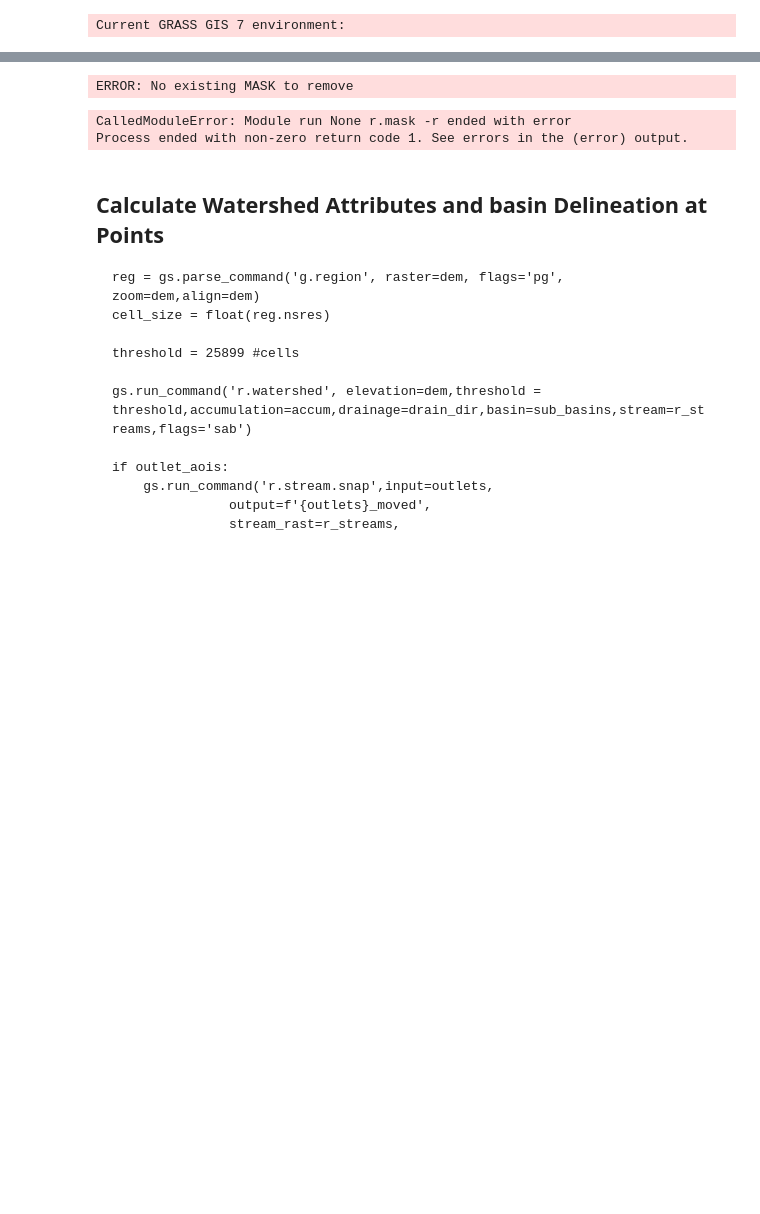
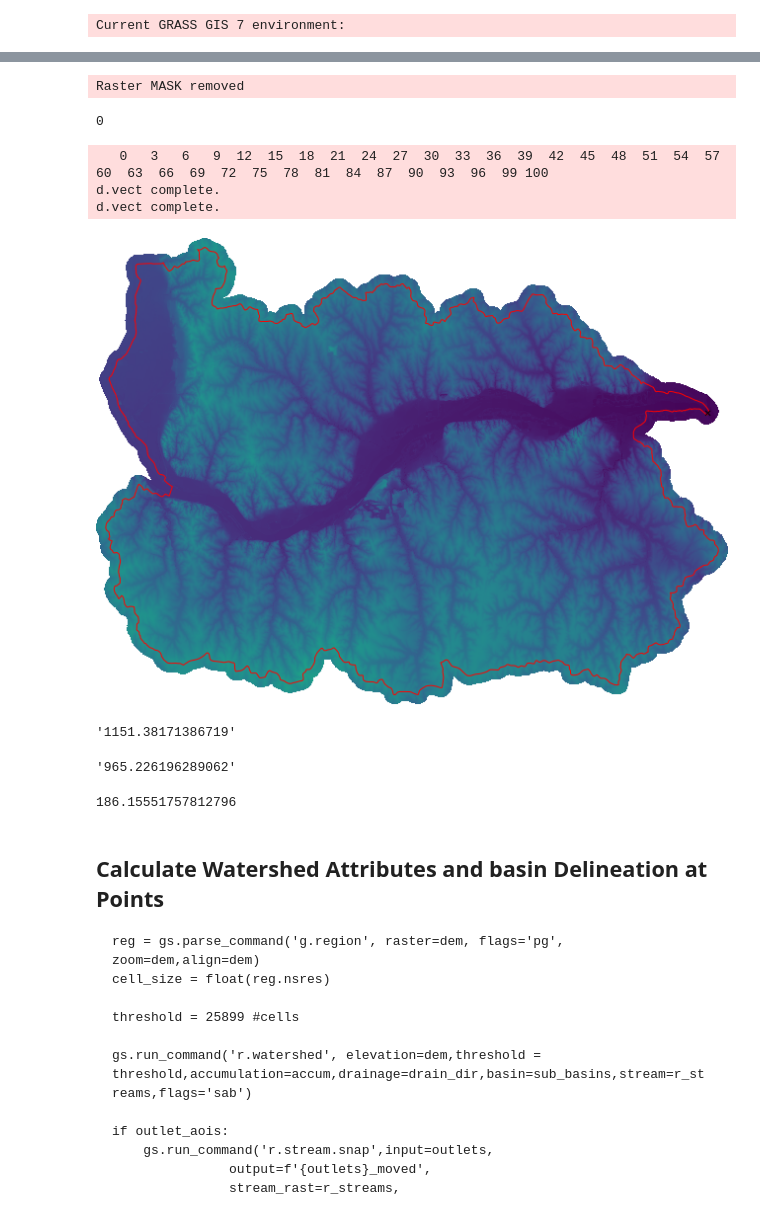
Before and after one commit to csmithud/watershed_prep, a Jupyter notebook: notebooks/Watershed_Attributes_editable.ipynb, the cells around one changed output, grey strips where cells are left out. Cells and saved outputs as stored; diff of their text form; code cells hidden in the pictures; blank space fills up the shorter version.

```diff
--- a/notebooks/Watershed_Attributes_editable.ipynb
+++ b/notebooks/Watershed_Attributes_editable.ipynb
@@ -57,11 +57,10 @@ huc10s = list(temp['huc10'])
 huc10s.sort()
 # %%
 with open(data_dir/'progress.txt', 'r') as t:
-    completed_hucs = t.readlines()
+    completed_hucs = t.readlines()[0]
 completed_hucs_list = completed_hucs.split(',')
 # %%
 #loop through the list provided from the shapefile
-
 for aoi in huc10s:
     if aoi in completed_hucs_list:
         print(f'not rerunning it for {aoi}')
@@ -110,9 +109,10 @@ for aoi in huc10s:
 
     # #list all grass files
     grass_maps = list_existing_grass(print_it=False)
+    if 'MASK@PERMANENT' in grass_maps['raster']:
+        gs.run_command('r.mask',flags = 'r')
 
     #### Confirm DEM exists
-
     assert dem+"@PERMANENT" in grass_maps['raster'], 'Check that dem exists in GRASS'
 
     #### Import area of interest to GRASS
@@ -130,6 +130,7 @@ for aoi in huc10s:
     #add mask and reset region
     gs.run_command('v.buffer',input=f'aoi_{aoi}',output=f'buffer_{aoi}',distance = buffer)
     #mask outside cells
+    grass_maps = list_existing_grass(print_it=False)
     if 'MASK@PERMANENT' in grass_maps['raster']:
         gs.run_command('r.mask',flags = 'r')
     gs.run_command('r.mask',vector = f'buffer_{aoi}',overwrite=True)
@@ -175,7 +176,7 @@ for aoi in huc10s:
     gs.run_command('v.db.addcolumn',map=f'aoi_{aoi}',columns='FOS integer')
     gs.run_command('v.db.update',map=f'aoi_{aoi}',layer=1,column='FOS',value=int(num_fos))
 
-    #MCS_FtpMi
+    #MCS_FtpMia
     gs.run_command('r.stream.distance',stream_rast = f'{r_streams}_{aoi}', direction=f'{drain_dir}_{aoi}',method = 'downstream',distance= f'lfpds_{aoi}',flags='o',memory=10000)
     #reset mask to buffer
     gs.run_command('g.region',raster = dem)
@@ -193,8 +194,9 @@ for aoi in huc10s:
     gs.run_command('v.db.addtable',map=f'mcl_p_{aoi}')
     gs.run_command('v.rast.stats', raster=dem, map=f'mcl_p_{aoi}',method='max',column='elev')
     elevations = list(gs.parse_command('v.db.select', columns='elev_maximum',map = f'mcl_p_{aoi}',flags='c').keys())
-    assert elevations[0] > elevations[1],'something is wrong'
+
     elevation_diff = float(elevations[0]) - float(elevations[1])
+    assert elevation_diff >= 0,'something is wrong'
     #length in miles
     len_mi = (float(list(gs.parse_command('v.to.db',map=f'mcl_{aoi}',option='length',flags='p'))[1].split('|')[1])*0.75)/5280
     ft_mi = elevation_diff / len_mi
@@ -343,7 +322,26 @@ Raster MASK removed
 print('complete_loop_finished')
 # %%
 gs.run_command('r.mask',flags = 'r')
+gs.run_command('g.region',raster = dem,align=dem,zoom=dem)
 # %% [output]
-ERROR: No existing MASK to remove
+Raster MASK removed
-CalledModuleError: Module run None r.mask -r ended with error
-Process ended with non-zero return code 1. See errors in the (error) output.
+0
+# %%
+gs.run_command('d.erase')
+gs.run_command('d.rast', map= dem)
+gs.run_command('d.vect', map= f'aoi_{aoi}',color='red',fill_color='None')
+gs.run_command('d.vect', map= outlets,color='black',fill_color='None')
+Image(filename="map.png")
+# %% [output]
+   0   3   6   9  12  15  18  21  24  27  30  33  36  39  42  45  48  51  54  57  60  63  66  69  72  75  78  81  84  87  90  93  96  99 100
+d.vect complete.
+d.vect complete.
+[figure, added]
+# %%
+elevations[0]
+# %% [output]
+'1151.38171386719'
+# %%
+elevations[1]
+# %% [output]
+'965.226196289062'
@@ -350,3 +350,7 @@ Process ended with non-zero return code 1. See errors in the (error) output.
+# %%
+elevation_diff
+# %% [output]
+186.15551757812796
 # %% [markdown]
 ## Calculate Watershed Attributes and basin Delineation at Points
 
```
Also changed, not shown: parts of 2 cells of this notebook, 4 other files.
